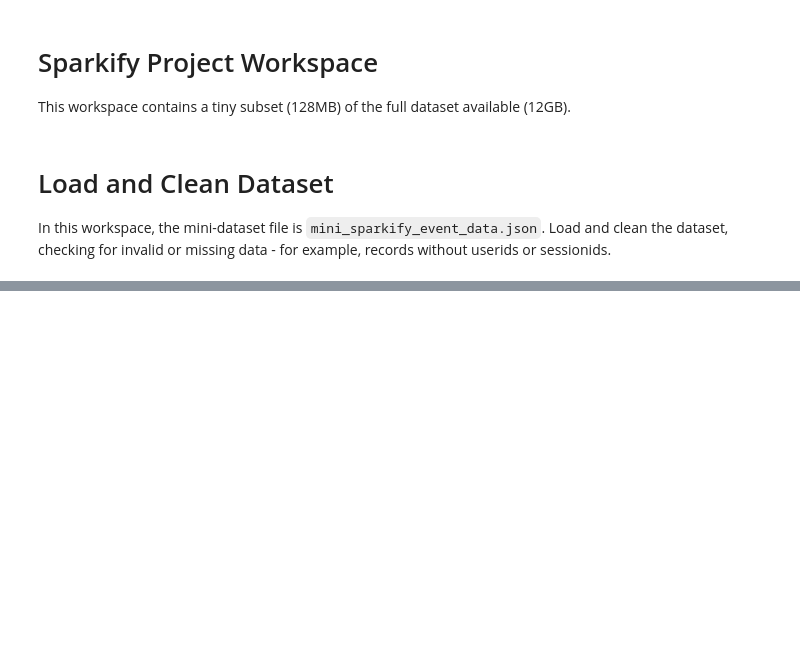
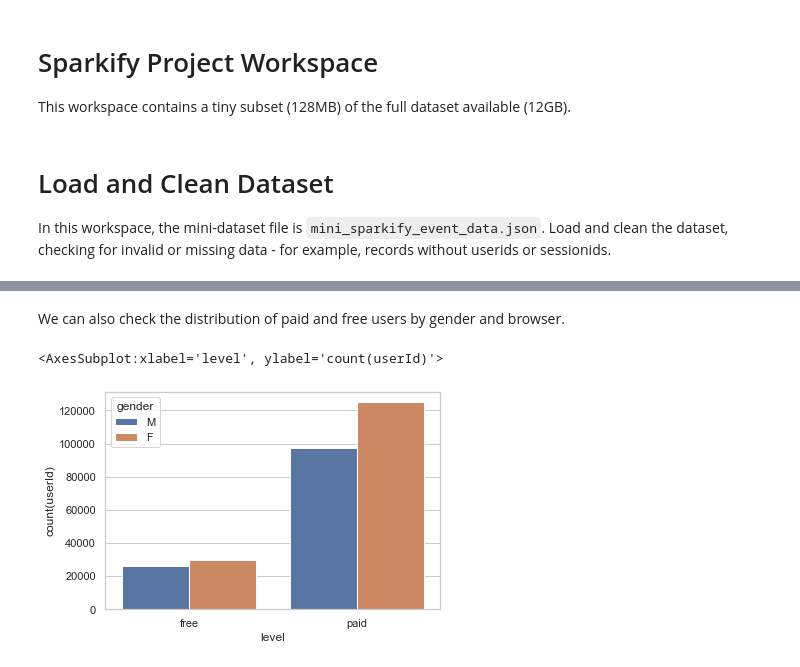
Before and after one commit to stillqe/sparkify, a Jupyter notebook: Sparkify.ipynb, the cells around one changed output, grey strips where cells are left out. Drawn from its saved outputs; the diff is of its cells as text; code cells hidden in the pictures; blank space fills up the shorter version.

```diff
--- a/Sparkify.ipynb
+++ b/Sparkify.ipynb
@@ -163,0 +101,7 @@ df.select('page').dropDuplicates().show(30)
+# %% [markdown]
+We can also check the distribution of paid and free users by gender and browser.
+# %%
+sns.barplot(x='level',y='count(userId)',hue='gender', data=df.groupBy('level','gender').agg({'userId':'count'}).toPandas())
+# %% [output]
+<AxesSubplot:xlabel='level', ylabel='count(userId)'>
+[figure, added]
```
Also changed, not shown: parts of 60 cells of this notebook.
